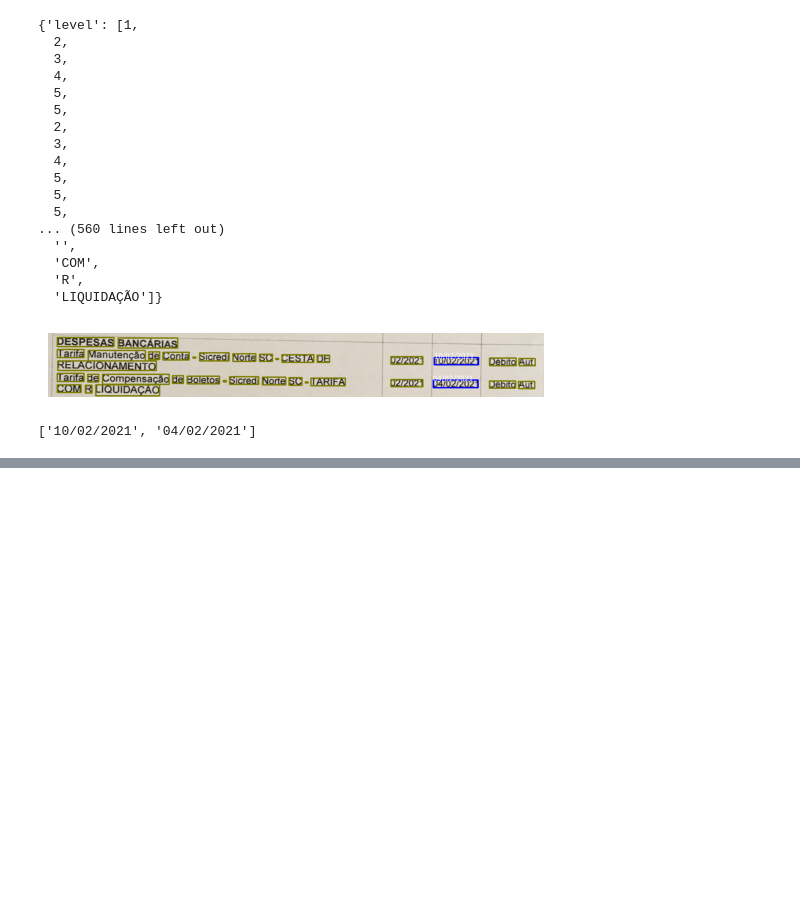
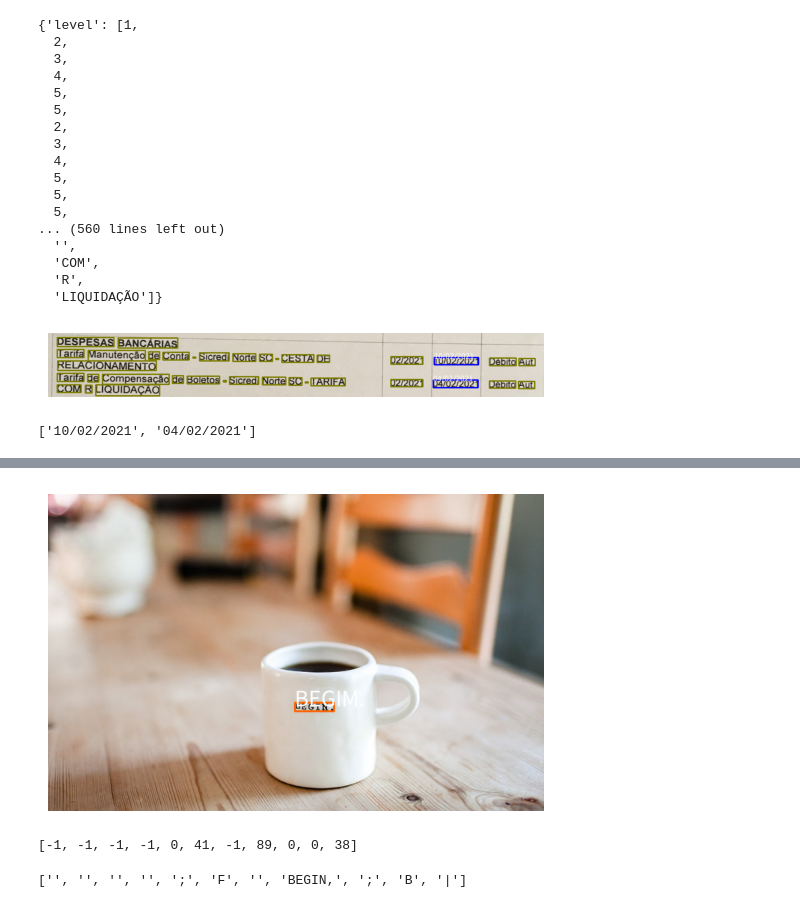
Before and after one commit to sonsungjong/python, a Jupyter notebook: OCR/OCR with Tesseract.ipynb, the cells around one changed output, grey strips where cells are left out. Saved outputs shown, nothing was run; the diff lists cells and outputs as text; code cells hidden in the pictures; blank space fills up the shorter version.

```diff
--- a/OCR/OCR with Tesseract.ipynb
+++ b/OCR/OCR with Tesseract.ipynb
@@ -493,0 +507,8 @@ dates
+# %%
+import pytesseract
+from pytesseract import Output
+
+# --psm 6 : 여러줄로 구성된 하나의 문단
+config_tesseract = '--tessdata-dir tessdata --psm 6'
+result = pytesseract.image_to_data(thresh, lang='eng', output_type=Output.DICT, config=config_tesseract)
+result
@@ -493,0 +528,26 @@ dates
+# %%
+min_confidence = 40
+img_copy = rgb.copy()
+for idx in range(0, len(result['text'])):
+    confidence = int(result['conf'][idx])
+    if confidence > min_confidence:
+        text = result['text'][idx]
+        # 글자가 나왔을때만 표기
+        if not text.isspace() and len(text) >= 2:
+            x, y, img = bounding_box(result, img_copy, idx)
+            # cv2.putText(img_copy, text, (x, y-10), cv2.FONT_HERSHEY_SIMPLEX, 1.1, (0, 0, 255))
+            img_copy = write_text(text, x, y, img_copy, font)           # 원하는 폰트로 텍스트 기록
+# cv2.imshow(img_copy)
+plt.imshow(img_copy)
+plt.axis('off')
+plt.show()
+# %% [output]
+[figure, added]
+# %%
+result['conf']
+# %% [output]
+[-1, -1, -1, -1, 0, 41, -1, 89, 0, 0, 38]
+# %%
+result['text']
+# %% [output]
+['', '', '', '', ';', 'F', '', 'BEGIN,', ';', 'B', '|']
```
Also changed, not shown: parts of 2 cells of this notebook.
